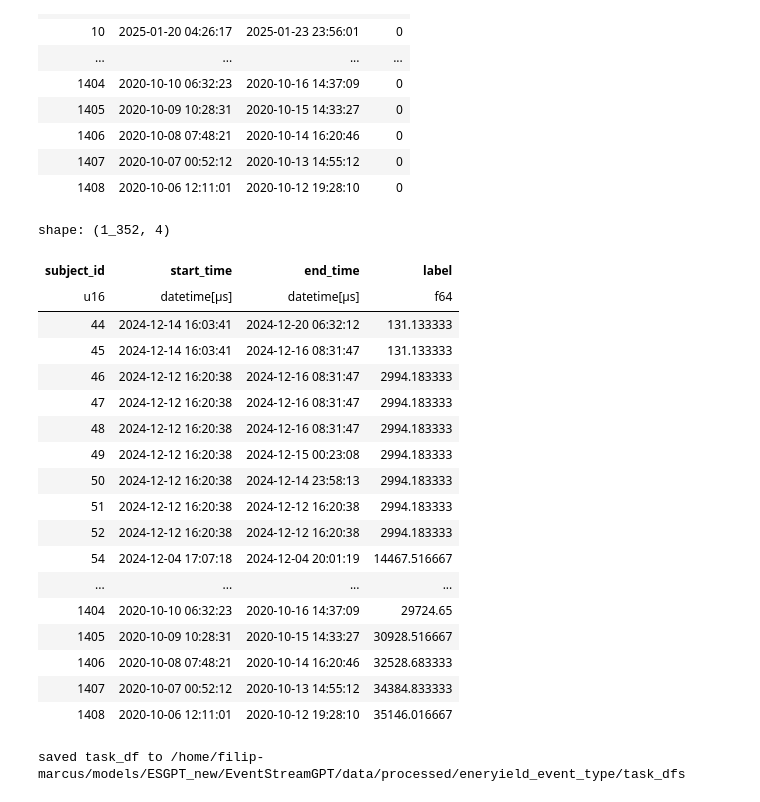
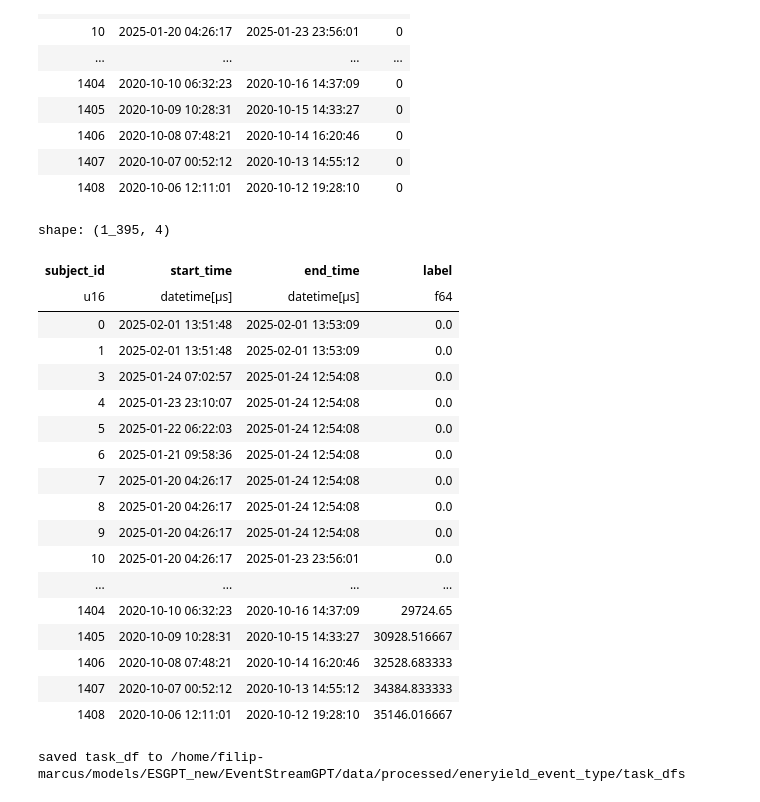
Before and after one commit to filipols/Master-thesis, a Jupyter notebook: notebooks/build_task_df.ipynb, the cells around one changed output. Cells and saved outputs as stored; diff of their text form; code cells hidden in the pictures.

```diff
--- a/notebooks/build_task_df.ipynb
+++ b/notebooks/build_task_df.ipynb
@@ -624,23 +626,23 @@ shape: (1_395, 4)
 # %%
 interruption_df_copy = interruption_df
 interruption_df_copy = interruption_df_copy.with_columns(
     pl.Series("label", tti_labels)
 )
-interruption_df_copy.drop_nulls("label")
+interruption_df_copy
 # %% [output]
-shape: (1_352, 4)
+shape: (1_395, 4)
 | subject_id | start_time | end_time | label |
 | u16 | datetime[μs] | datetime[μs] | f64 |
-| 44 | 2024-12-14 16:03:41 | 2024-12-20 06:32:12 | 131.133333 |
-| 45 | 2024-12-14 16:03:41 | 2024-12-16 08:31:47 | 131.133333 |
-| 46 | 2024-12-12 16:20:38 | 2024-12-16 08:31:47 | 2994.183333 |
-| 47 | 2024-12-12 16:20:38 | 2024-12-16 08:31:47 | 2994.183333 |
-| 48 | 2024-12-12 16:20:38 | 2024-12-16 08:31:47 | 2994.183333 |
-| 49 | 2024-12-12 16:20:38 | 2024-12-15 00:23:08 | 2994.183333 |
-| 50 | 2024-12-12 16:20:38 | 2024-12-14 23:58:13 | 2994.183333 |
-| 51 | 2024-12-12 16:20:38 | 2024-12-12 16:20:38 | 2994.183333 |
-| 52 | 2024-12-12 16:20:38 | 2024-12-12 16:20:38 | 2994.183333 |
-| 54 | 2024-12-04 17:07:18 | 2024-12-04 20:01:19 | 14467.516667 |
+| 0 | 2025-02-01 13:51:48 | 2025-02-01 13:53:09 | 0.0 |
+| 1 | 2025-02-01 13:51:48 | 2025-02-01 13:53:09 | 0.0 |
+| 3 | 2025-01-24 07:02:57 | 2025-01-24 12:54:08 | 0.0 |
+| 4 | 2025-01-23 23:10:07 | 2025-01-24 12:54:08 | 0.0 |
+| 5 | 2025-01-22 06:22:03 | 2025-01-24 12:54:08 | 0.0 |
+| 6 | 2025-01-21 09:58:36 | 2025-01-24 12:54:08 | 0.0 |
+| 7 | 2025-01-20 04:26:17 | 2025-01-24 12:54:08 | 0.0 |
+| 8 | 2025-01-20 04:26:17 | 2025-01-24 12:54:08 | 0.0 |
+| 9 | 2025-01-20 04:26:17 | 2025-01-24 12:54:08 | 0.0 |
+| 10 | 2025-01-20 04:26:17 | 2025-01-23 23:56:01 | 0.0 |
 | ... | ... | ... | ... |
 | 1404 | 2020-10-10 06:32:23 | 2020-10-16 14:37:09 | 29724.65 |
 | 1405 | 2020-10-09 10:28:31 | 2020-10-15 14:33:27 | 30928.516667 |
```
Also changed, not shown: parts of 5 cells of this notebook, 9 other files.
